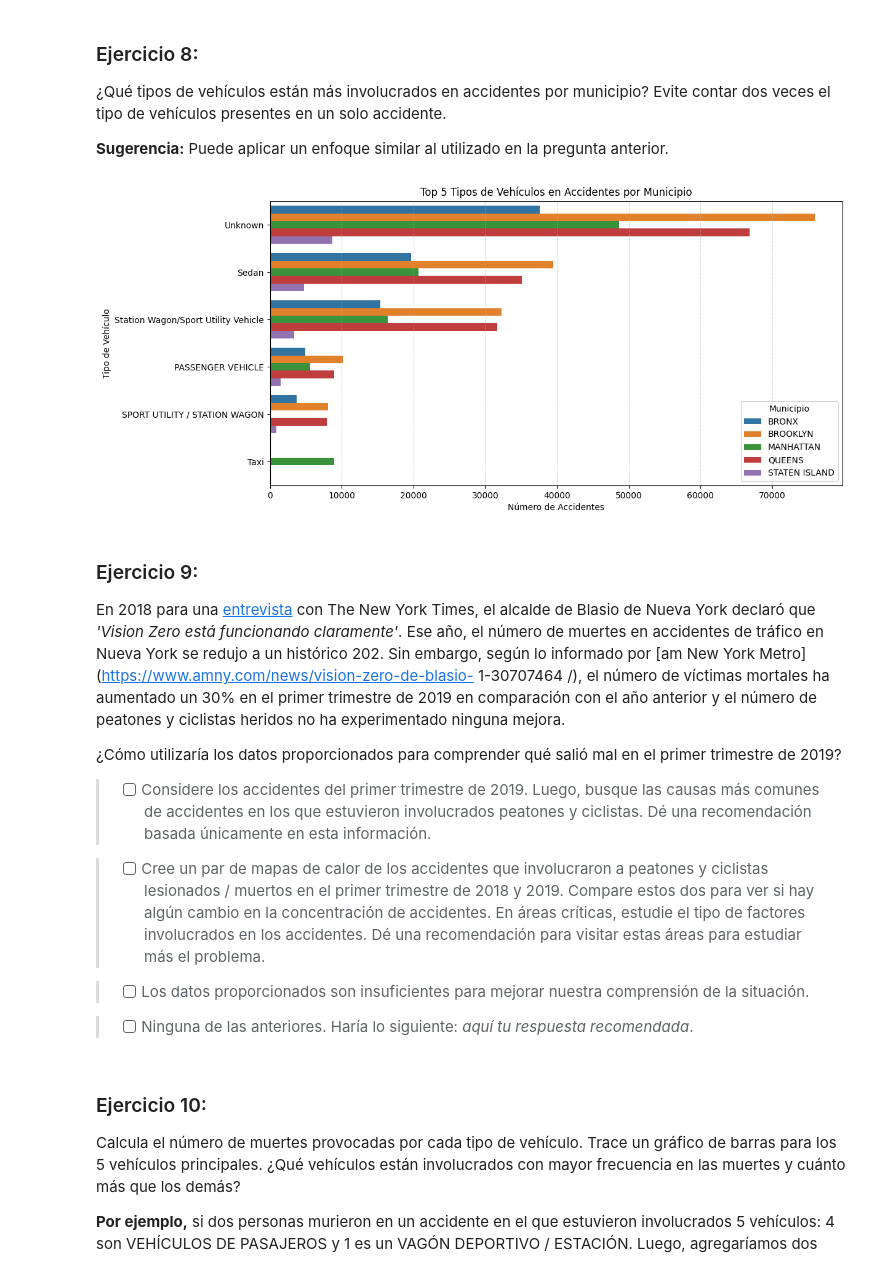
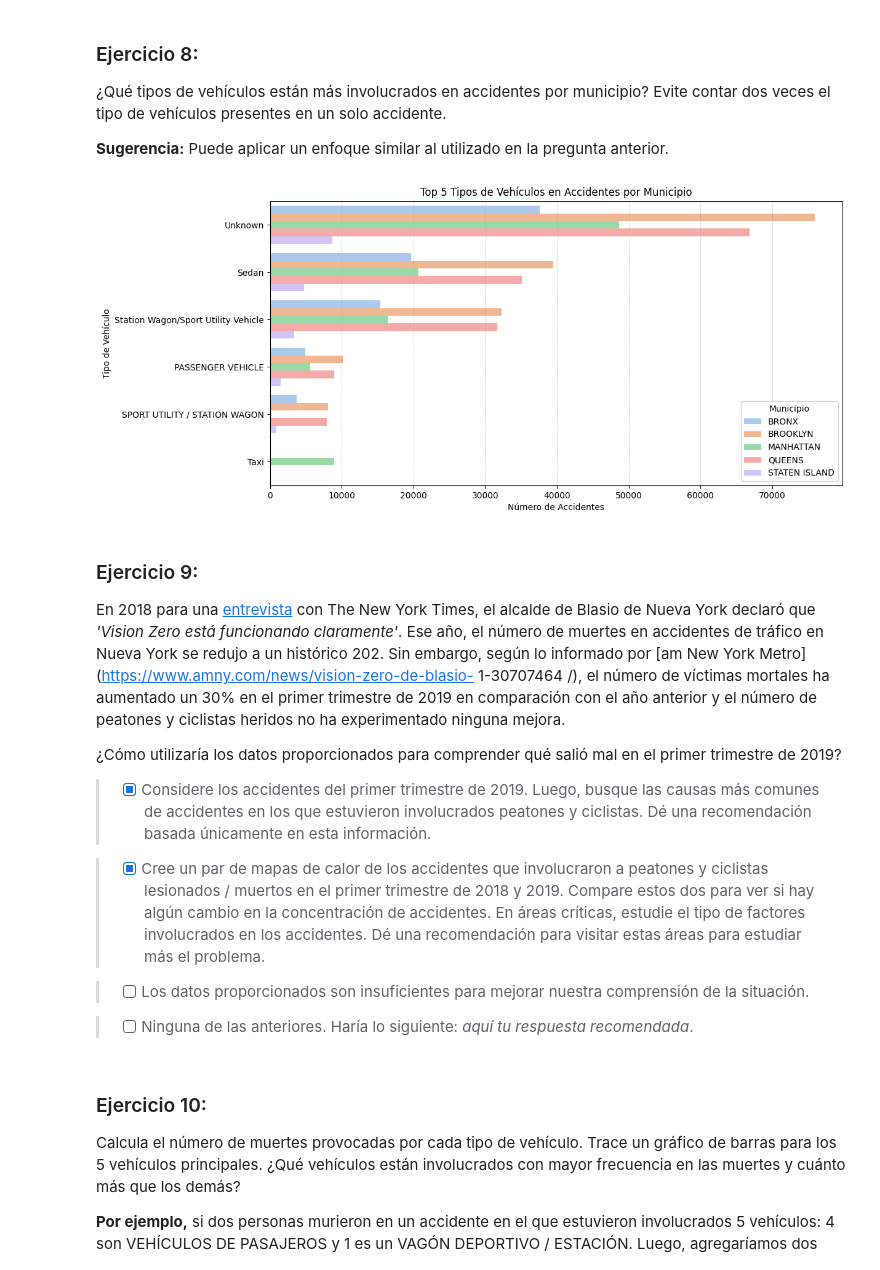
Before and after one commit to mariansierraa/guia2_clase_programacion, a Jupyter notebook: Guia3.ipynb, the cells around one changed output. Cells and saved outputs as stored; diff of their text form; code cells hidden in the pictures.

```diff
--- a/Guia3.ipynb
+++ b/Guia3.ipynb
@@ -405,42 +407,42 @@ plt.show()
 # %%
 # Solución propuesta
 
-# Seleccionar las columnas de tipos de vehículos
+
+#mismo proceso de arriba
+
 vehicle_cols = [
     "VEHICLE TYPE CODE 1",
     "VEHICLE TYPE CODE 2",
     "VEHICLE TYPE CODE 3",
     "VEHICLE TYPE CODE 4",
     "VEHICLE TYPE CODE 5"
 ]
 
-# Convertir a un solo DataFrame
+#un solo df
 vehicles = df_cleaned.melt(id_vars=['COLLISION_ID', 'BOROUGH'], value_vars=vehicle_cols, var_name="VEHICLE_COLUMN", value_name="VEHICLE_TYPE")
 
-# Eliminar valores nulos
+#quito nulos y duplicadps
 vehicles = vehicles.dropna(subset=['VEHICLE_TYPE'])
-
-# Eliminar duplicados dentro del mismo accidente
 vehicles = vehicles.drop_duplicates(subset=['COLLISION_ID', 'VEHICLE_TYPE'])
 
-# Contar los tipos de vehículos por municipio
+#contar tipos de veh por municipio
 vehicles_count = vehicles.groupby(['BOROUGH', 'VEHICLE_TYPE']).size().reset_index(name='COUNT')
 
-# Tomar los 5 tipos de vehículos más comunes por municipio
+#mas comunes por municipio usando nlargest
 top_vehicles = vehicles_count.groupby("BOROUGH").apply(lambda x: x.nlargest(5, 'COUNT')).reset_index(drop=True)
 
-# Graficar
+#grafica
 plt.figure(figsize=(12, 6))
-sns.barplot(data=top_vehicles, x='COUNT', y='VEHICLE_TYPE', hue='BOROUGH', dodge=True)
+sns.barplot(data=top_vehicles, x='COUNT', y='VEHICLE_TYPE', hue='BOROUGH', dodge=True, palette="pastel")
 plt.xlabel('Número de Accidentes')
 plt.ylabel('Tipo de Vehículo')
 plt.title('Top 5 Tipos de Vehículos en Accidentes por Municipio')
 plt.legend(title='Municipio')
 plt.grid(axis='x', linestyle='--', alpha=0.5)
 
 plt.show()
 # %% [output]
-[figure, old version]
+[figure, new version]
 # %% [markdown]
 ### Ejercicio 9:
 
@@ -449,9 +451,9 @@ En 2018 para una [entrevista](https://www.nytimes.com/2019/01/01/nyregion/traffi
 ¿Cómo utilizaría los datos proporcionados para comprender qué salió mal en el primer trimestre de 2019?
 
 
-> - [ ] Considere los accidentes del primer trimestre de 2019. Luego, busque las causas más comunes de accidentes en los que estuvieron involucrados peatones y ciclistas. Dé una recomendación basada únicamente en esta información.
+> - [x] Considere los accidentes del primer trimestre de 2019. Luego, busque las causas más comunes de accidentes en los que estuvieron involucrados peatones y ciclistas. Dé una recomendación basada únicamente en esta información.
 
-> - [ ] Cree un par de mapas de calor de los accidentes que involucraron a peatones y ciclistas lesionados / muertos en el primer trimestre de 2018 y 2019. Compare estos dos para ver si hay algún cambio en la concentración de accidentes. En áreas críticas, estudie el tipo de factores involucrados en los accidentes. Dé una recomendación para visitar estas áreas para estudiar más el problema.
+> - [x] Cree un par de mapas de calor de los accidentes que involucraron a peatones y ciclistas lesionados / muertos en el primer trimestre de 2018 y 2019. Compare estos dos para ver si hay algún cambio en la concentración de accidentes. En áreas críticas, estudie el tipo de factores involucrados en los accidentes. Dé una recomendación para visitar estas áreas para estudiar más el problema.
 
 > - [ ] Los datos proporcionados son insuficientes para mejorar nuestra comprensión de la situación.
 
```
Also changed, not shown: parts of 6 cells of this notebook.
